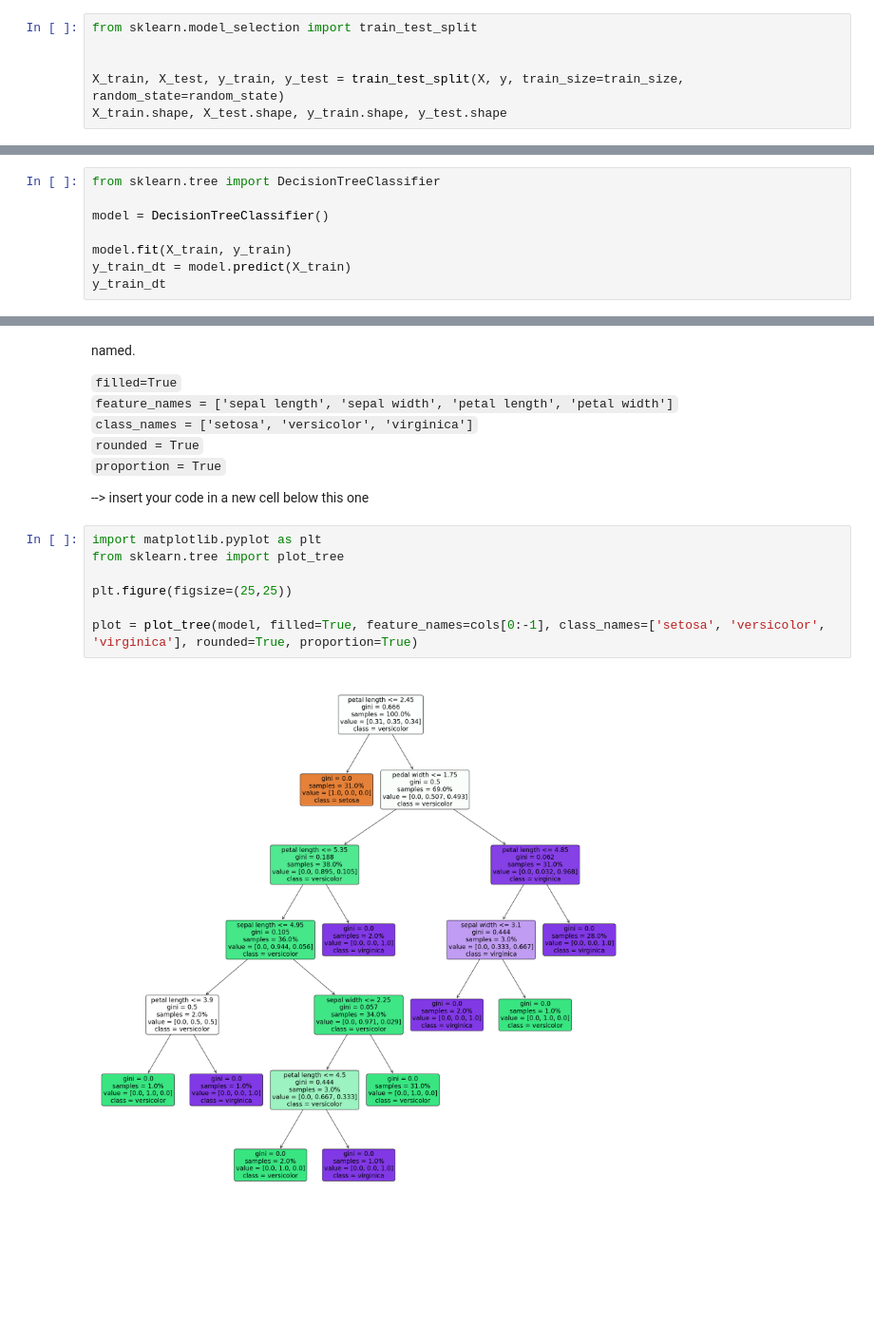
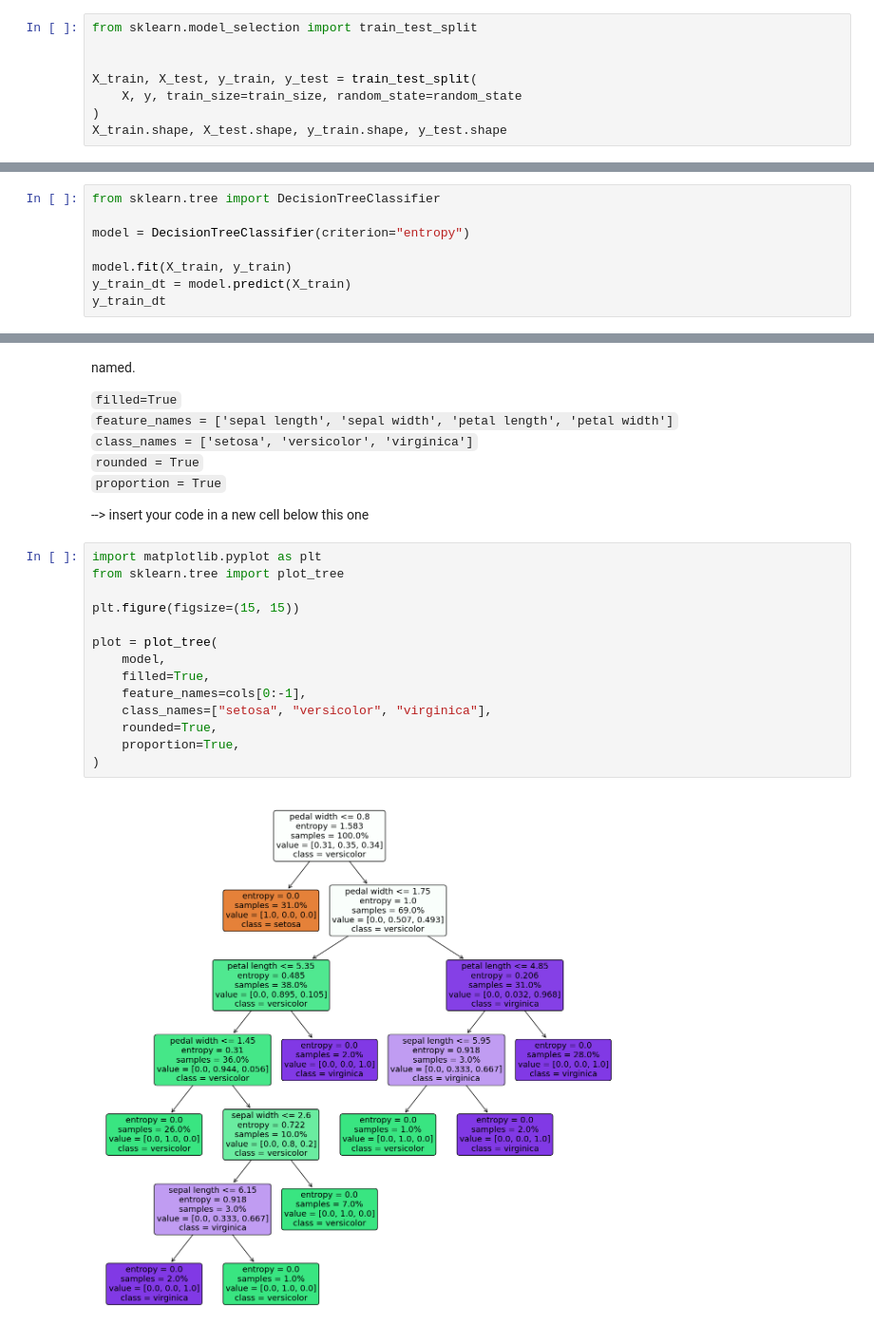
Before and after one commit to jcbraz/bbs-ml, a Jupyter notebook: lab3/lab3a-class-dt-hold-out-nocode.ipynb, the cells around one changed output, grey strips where cells are left out. Shown at 95% size. Cells and saved outputs as stored; diff of their text form; blank space fills up the shorter version.

Commit message:
Lab3 done (small Tree algo change)

```diff
--- a/lab3/lab3a-class-dt-hold-out-nocode.ipynb
+++ b/lab3/lab3a-class-dt-hold-out-nocode.ipynb
@@ -185,7 +185,9 @@ This could be done by hand, but it is more convenient to use the ``train_test_sp
 from sklearn.model_selection import train_test_split
 
 
-X_train, X_test, y_train, y_test = train_test_split(X, y, train_size=train_size, random_state=random_state)
+X_train, X_test, y_train, y_test = train_test_split(
+    X, y, train_size=train_size, random_state=random_state
+)
 X_train.shape, X_test.shape, y_train.shape, y_test.shape
 # %% [output]
 ((100, 4), (50, 4), (100,), (50,))
@@ -200,7 +202,7 @@ With the data arranged, we can follow our recipe to predict the labels:
 # %%
 from sklearn.tree import DecisionTreeClassifier
 
-model = DecisionTreeClassifier()
+model = DecisionTreeClassifier(criterion="entropy")
 
 model.fit(X_train, y_train)
 y_train_dt = model.predict(X_train)
@@ -270,9 +272,16 @@ I suggest the arguments below, you can try freely configurations and omissions o
 # %%
 import matplotlib.pyplot as plt
 from sklearn.tree import plot_tree
 
-plt.figure(figsize=(25,25))
+plt.figure(figsize=(15, 15))
 
-plot = plot_tree(model, filled=True, feature_names=cols[0:-1], class_names=['setosa', 'versicolor', 'virginica'], rounded=True, proportion=True)
+plot = plot_tree(
+    model,
+    filled=True,
+    feature_names=cols[0:-1],
+    class_names=["setosa", "versicolor", "virginica"],
+    rounded=True,
+    proportion=True,
+)
 # %% [output]
-[figure, old version]
+[figure, new version]
```
Also changed, not shown: parts of 2 cells of this notebook.
